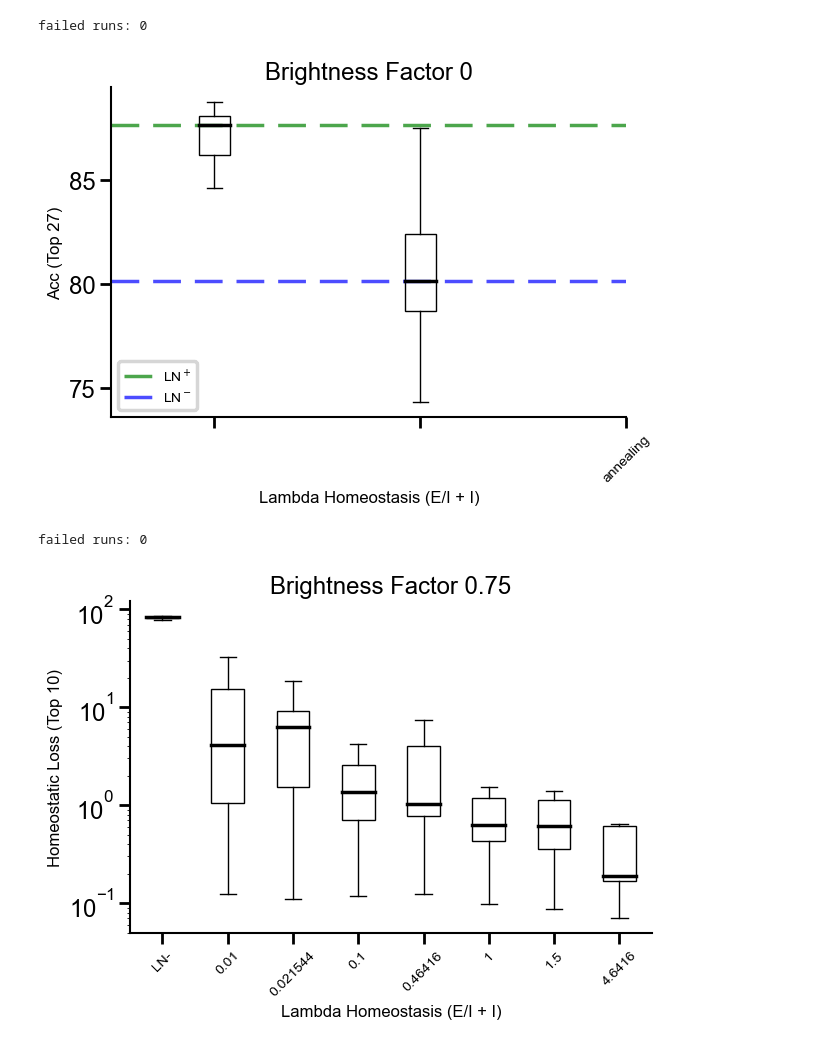
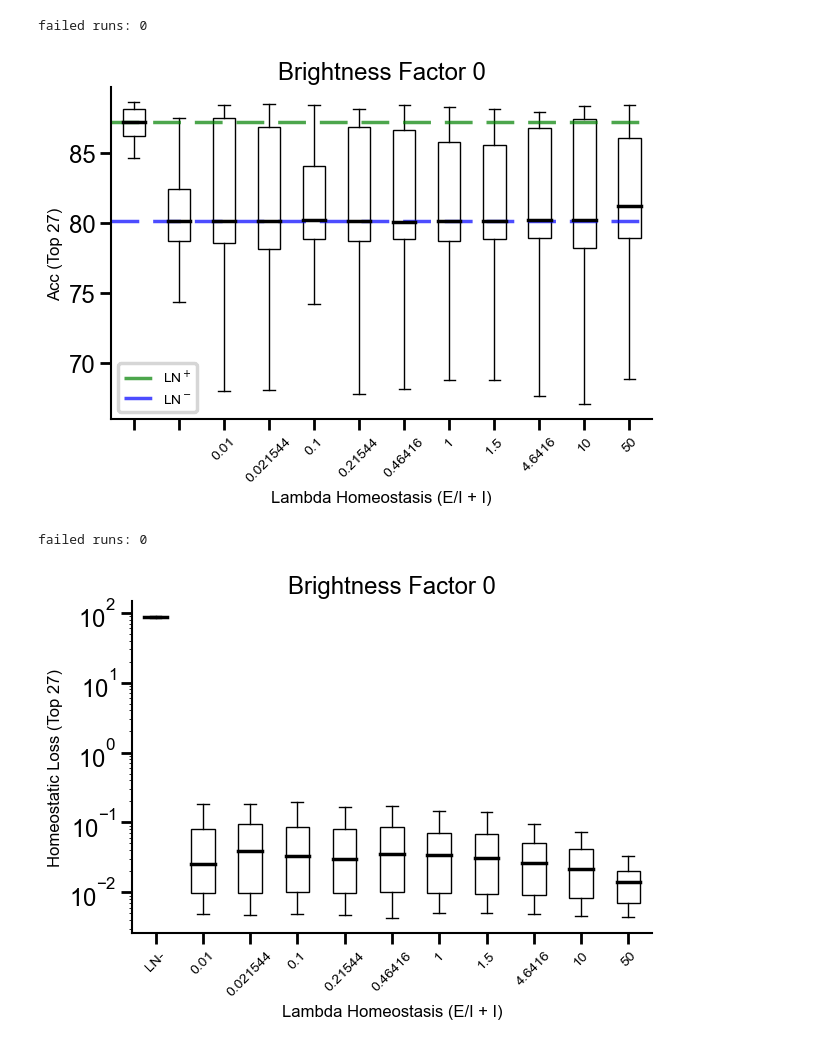
Before and after one commit to RoyHEyono/HomeostaticDANN, a Jupyter notebook: models/dense_mnist_task/notebooks/deep_dann_figures.ipynb, the cells around one changed output. Drawn from its saved outputs; the diff is of its cells as text; code cells hidden in the pictures.

```diff
--- a/models/dense_mnist_task/notebooks/deep_dann_figures.ipynb
+++ b/models/dense_mnist_task/notebooks/deep_dann_figures.ipynb
@@ -105,8 +105,8 @@ for top in range(top_n):
     best_LN_plus.append(best_acc_run_ln_config)
 
     for ky in EI_lambdas_temp.keys():
-        if ky > 5:
-            continue
+        # if ky > 5:
+        #     continue
         if ky in EI_lambdas.keys():
             EI_lambdas[ky].extend(sorted(EI_lambdas_temp[ky])[-1:])
         else:
@@ -116,39 +116,39 @@ data.extend([best_LN_plus, best_LN_minus])
 
 sorted_keys = sorted(EI_lambdas.keys())
 
 for ky in sorted_keys:
     data.append(EI_lambdas[ky])
 
 
 bp = ax.boxplot(np.array(data).T, patch_artist=True, boxprops=dict(color='black', facecolor='none'), medianprops=dict(linestyle='-', linewidth=2.5, color='black'),
                         showfliers=False)
 
 DANN_BASELINE_LN_MEDIAN = bp['medians'][0].get_ydata()[0]
 DANN_BASELINE_MEDIAN = bp['medians'][1].get_ydata()[0]
 
     #elements.append(bp)
 # Create custom x-axis tick labels
-label_keys = ["",  "", "annealing"]
+label_keys = ["",  ""]
 label_keys.extend([str(el) for el in sorted_keys])
 custom_xticks = [el for el in label_keys]
 ax.set_xticks(np.arange(1, len(custom_xticks) + 1))
 ax.set_xticklabels(custom_xticks, fontsize=10,  rotation=45)
 
 ax.set_xlabel(f'Lambda Homeostasis (E/I + I)')
 ax.set_ylabel(f'Acc (Top {top_n})')
 ax.set_title(f'Brightness Factor {bright_factor}')
 plt.axhline(y=DANN_BASELINE_LN_MEDIAN, color='green', linestyle='--', alpha=0.7, label='LN$^+$')
 plt.axhline(y=DANN_BASELINE_MEDIAN, color='blue', linestyle='--', alpha=0.7, label='LN$^-$')
 plt.legend(loc='best', fontsize="10")
 
 print(f'failed runs: {failed_runs}')
 # %% [output]
 failed runs: 0
-[figure, old version]
+[figure, new version]
 # %%
 fig, ax = plt.subplots()
 
-EI = fetch_runs(api, entity='project_danns', project_name='Luminosity_DeepDANN', filters={"config.dataset": "fashionmnist",
+EI = fetch_runs(api, entity='project_danns', project_name='Luminosity_DeepDANN_NoMomentum', filters={"config.dataset": "fashionmnist",
                                                                     "config.brightness_factor": bright_factor, "config.homeostasis": 1, "config.normtype": 0,
                                                                     "config.use_testset": True, "config.task_opt_inhib": 1, "config.use_sep_bias_gain_lrs": 0,
                                                                     "config.homeostatic_annealing": 0 }, order="-summary_metrics.test_acc")
@@ -161,7 +161,7 @@ best_LN_minus = []
 
 EI_lambdas = {}
 
-top_n = 10
+top_n = 27
 
 failed_runs = 0
 
@@ -192,8 +192,6 @@ for top in range(top_n):
     best_LN_plus.append(best_acc_run_ln_config)
 
     for ky in EI_lambdas_temp.keys():
-        if ky > 5:
-            continue
         if ky in EI_lambdas.keys():
             EI_lambdas[ky].extend(sorted(EI_lambdas_temp[ky])[-1:])
         else:
@@ -231,7 +229,7 @@ ax.set_yscale('log')
 print(f'failed runs: {failed_runs}')
 # %% [output]
 failed runs: 0
-[figure, old version]
+[figure, new version]
 # %%
 fig, ax = plt.subplots()
 
```
Also changed, not shown: parts of 1 cell of this notebook, 3 other files.
